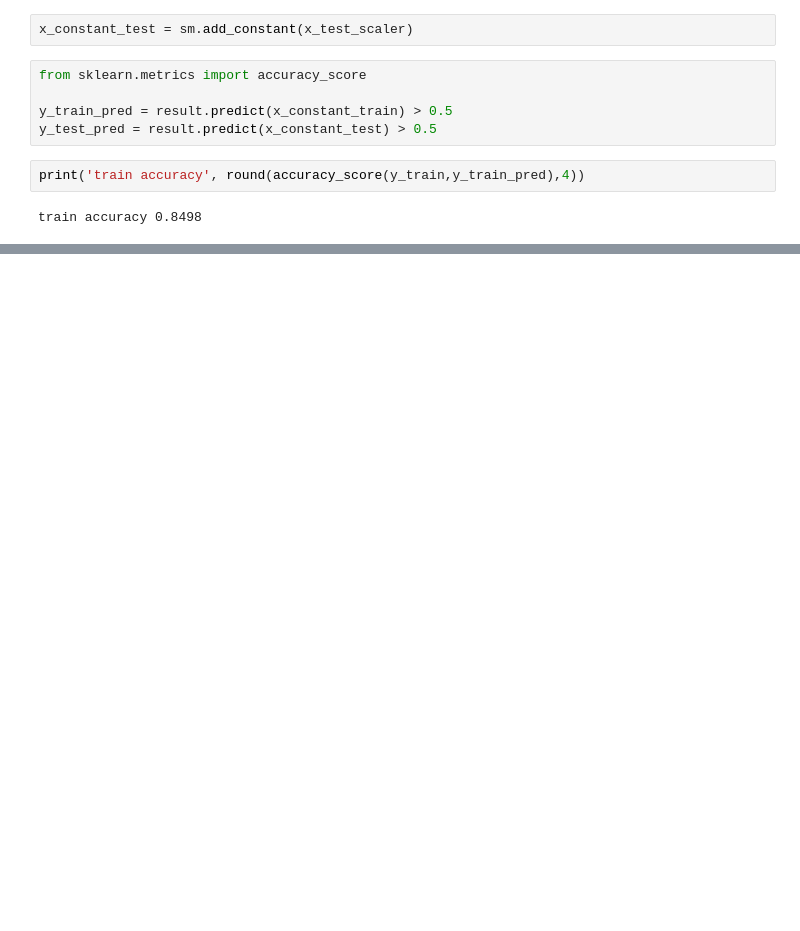
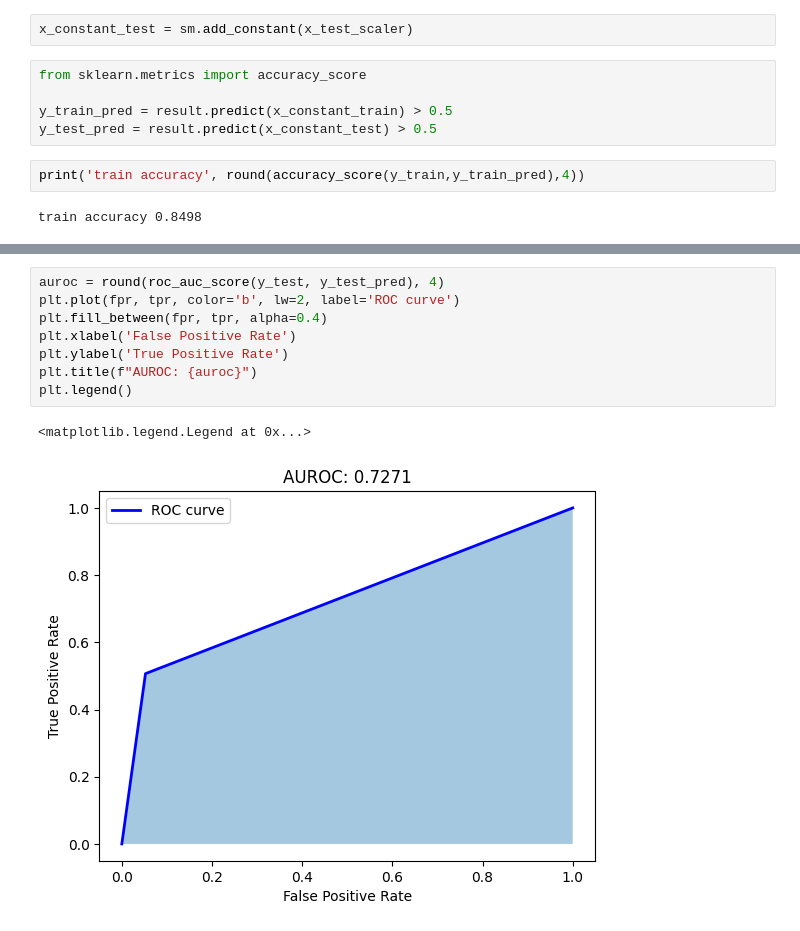
Before and after one commit to GRetriever/Data-Analysis-Project, a Jupyter notebook: Australia Weather Forecast/Australia Weather Forecast.ipynb, the cells around one changed output, grey strips where cells are left out. Saved outputs shown, nothing was run; the diff lists cells and outputs as text; blank space fills up the shorter version.

```diff
--- a/Australia Weather Forecast/Australia Weather Forecast.ipynb
+++ b/Australia Weather Forecast/Australia Weather Forecast.ipynb
@@ -374,0 +317,11 @@ for i,variable in enumerate(most):
+# %%
+auroc = round(roc_auc_score(y_test, y_test_pred), 4)
+plt.plot(fpr, tpr, color='b', lw=2, label='ROC curve')
+plt.fill_between(fpr, tpr, alpha=0.4)
+plt.xlabel('False Positive Rate')
+plt.ylabel('True Positive Rate')
+plt.title(f"AUROC: {auroc}")
+plt.legend()
+# %% [output]
+<matplotlib.legend.Legend at 0x...>
+[figure, added]
```
Also changed, not shown: parts of 15 cells of this notebook.
